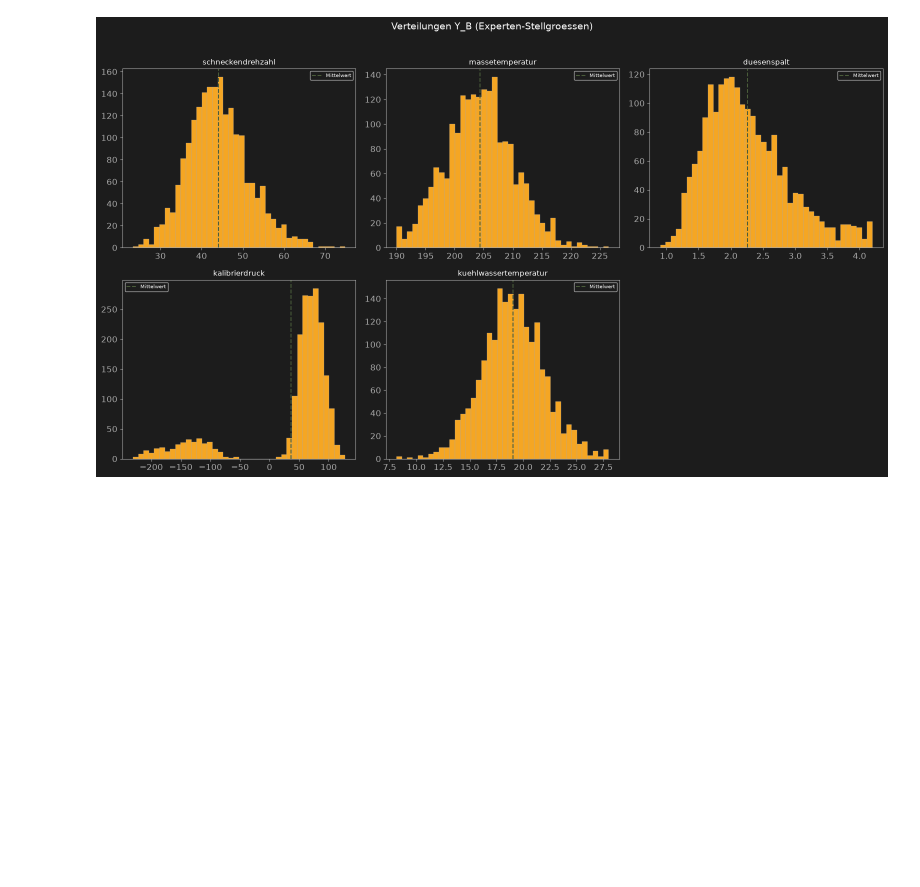
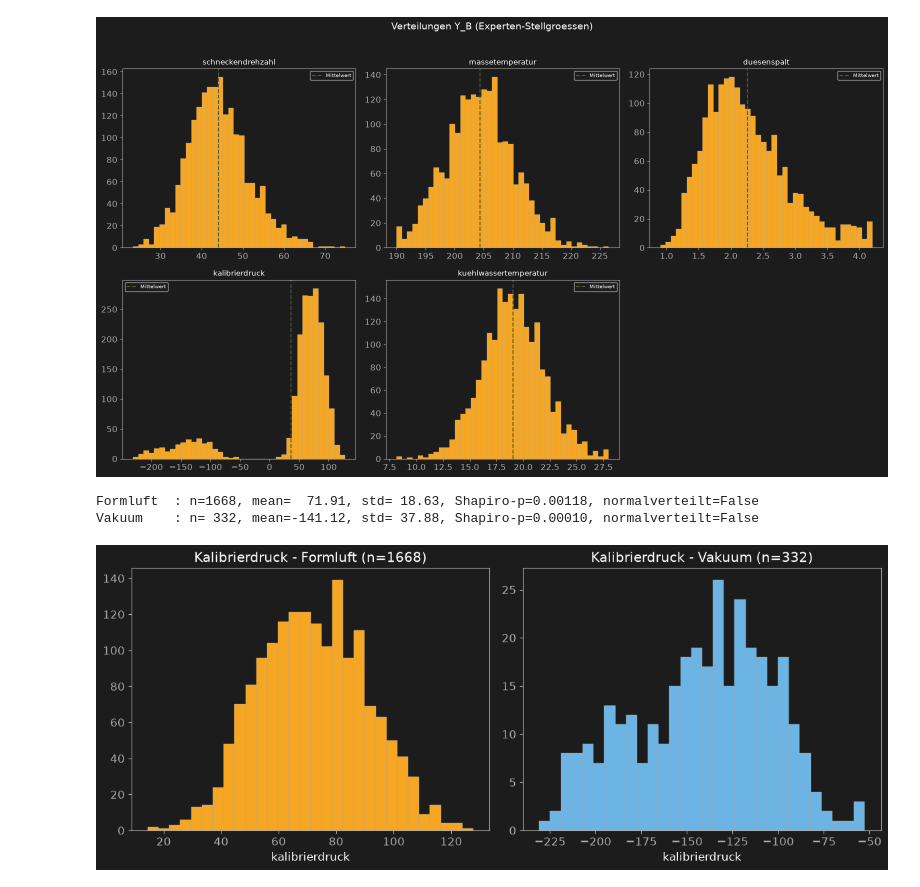
Before and after one commit to AwaTekoete/_MyExtrusionML_Synthetisch, a Jupyter notebook: notebooks/09_eda_model_b.ipynb, the cells around one changed output. Saved outputs shown, nothing was run; the diff lists cells and outputs as text; code cells hidden in the pictures; blank space fills up the shorter version.

```diff
--- a/notebooks/09_eda_model_b.ipynb
+++ b/notebooks/09_eda_model_b.ipynb
@@ -147,3 +147,34 @@ save_figure(fig, "../reports/figures/09_verteilungen_y_b.png")
 plt.show()
 # %% [output]
 [figure]
+# %%
+# =============================================================================
+# Zelle 04 – Kalibrierdruck: Normalitaet getrennt nach Kalibriermechanismus
+# =============================================================================
+# Prueft die Hypothese: Gesamtverteilung ist bimodal, aber INNERHALB jeder
+# Mechanismus-Gruppe (Formluft/Vakuum) sollte die Verteilung naeherungsweise
+# normal sein - falls bestaetigt, ist kein separates Modell noetig (die
+# modusbestimmende Variable ist bekannt und als Feature vorhanden).
+# =============================================================================
+
+for mechanismus in ["Formluft", "Vakuum"]:
+    teilmenge = df_b.loc[df_b["kalibriermechanismus"] == mechanismus, "kalibrierdruck"]
+    stat, p = stats.shapiro(teilmenge.sample(min(len(teilmenge), 5000), random_state=SEED))
+    print(f"{mechanismus:10s}: n={len(teilmenge):4d}, mean={teilmenge.mean():7.2f}, "
+          f"std={teilmenge.std():6.2f}, Shapiro-p={p:.5f}, normalverteilt={p > 0.05}")
+
+# --- Visueller Vergleich: Histogramme getrennt ---
+fig, axes = plt.subplots(1, 2, figsize=(12, 5))
+for ax, mechanismus, farbe in zip(axes, ["Formluft", "Vakuum"], [COLOR_GOLD, COLOR_BLUE]):
+    teilmenge = df_b.loc[df_b["kalibriermechanismus"] == mechanismus, "kalibrierdruck"]
+    ax.hist(teilmenge, bins=30, color=farbe, edgecolor=COLOR_TEXT_MUTED, linewidth=0.3)
+    ax.set_title(f"Kalibrierdruck - {mechanismus} (n={len(teilmenge)})")
+    ax.set_xlabel("kalibrierdruck")
+
+plt.tight_layout()
+save_figure(fig, "../reports/figures/09_kalibrierdruck_getrennt_nach_mechanismus.png")
+plt.show()
+# %% [output]
+Formluft  : n=1668, mean=  71.91, std= 18.63, Shapiro-p=0.00118, normalverteilt=False
+Vakuum    : n= 332, mean=-141.12, std= 37.88, Shapiro-p=0.00010, normalverteilt=False
+[figure, added]
```
Also changed, not shown: parts of 6 cells of this notebook, 2 other files.
